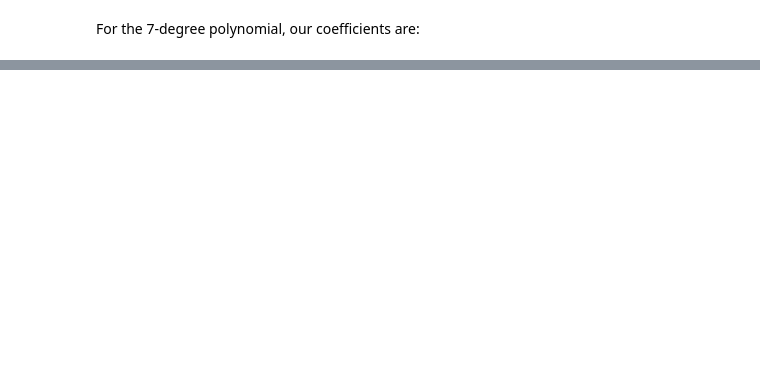
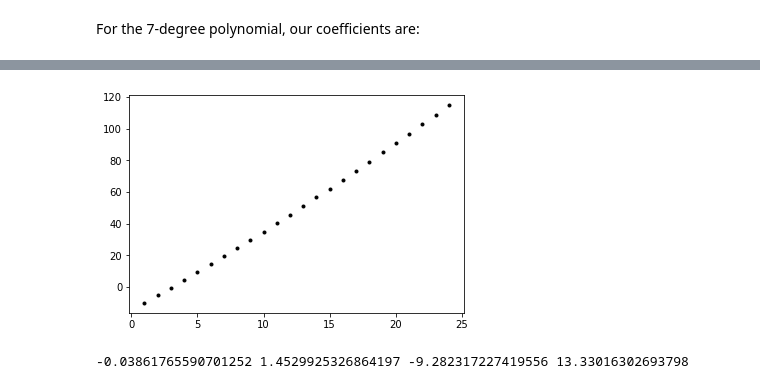
Before and after one commit to HFintan/MLS_project, a Jupyter notebook: Project.ipynb, the cells around one changed output, grey strips where cells are left out. Drawn from its saved outputs; the diff is of its cells as text; code cells hidden in the pictures; blank space fills up the shorter version.

```diff
--- a/Project.ipynb
+++ b/Project.ipynb
@@ -569,0 +594,10 @@ print(a7,b7,c7,d7,e7,f7,g7,h7)
+# %%
+for x in range(1,25):
+    plt.plot(x,0.02982393292911268 * x * x + 4.679796655895839 * x -14.715268608102122, 'k.')
+plt.show()
+# %% [output]
+[figure, added]
+# %%
+print(a3,b3,c3,d3)
+# %% [output]
+-0.03861765590701252 1.4529925326864197 -9.282317227419556 13.33016302693798
```
Also changed, not shown: parts of 32 cells of this notebook, 2 other files.
